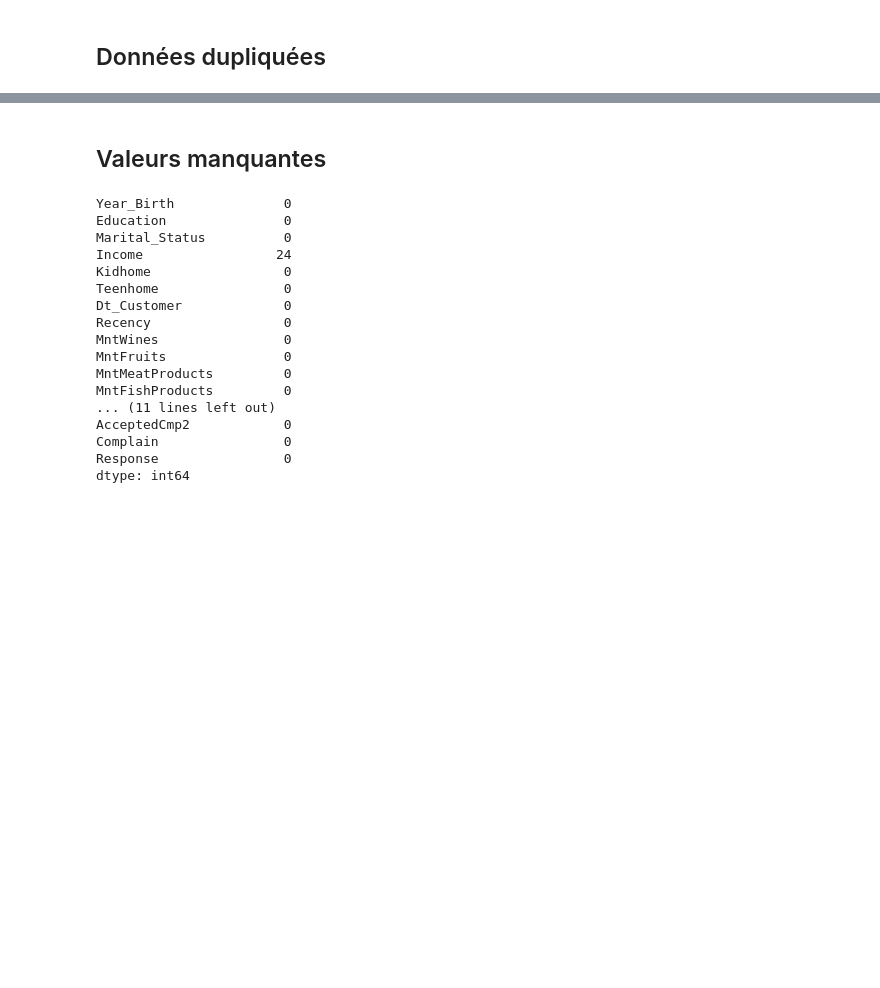
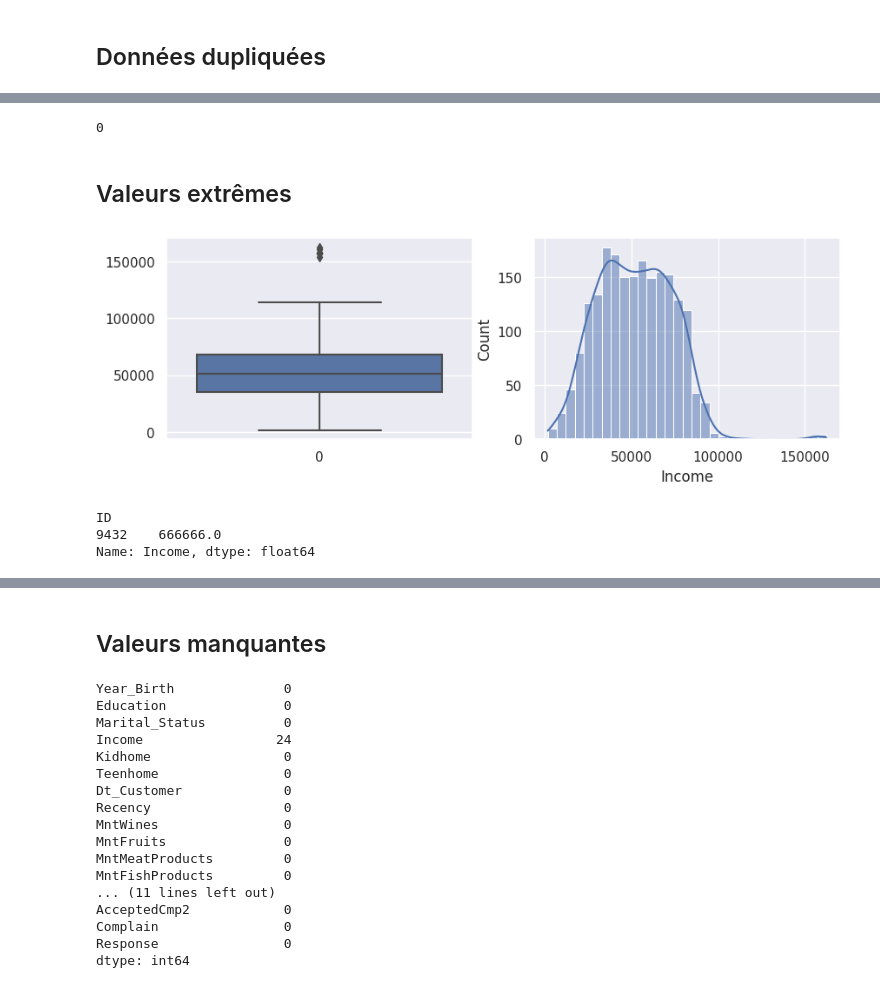
Before and after one commit to Ab2nour/customer-base-analysis, a Jupyter notebook: presentation.ipynb, the cells around one changed output, grey strips where cells are left out. Cells and saved outputs as stored; diff of their text form; code cells hidden in the pictures; blank space fills up the shorter version.

Commit message:
feat: divers ajouts & valeurs extrêmes Income

```diff
--- a/presentation.ipynb
+++ b/presentation.ipynb
@@ -188,0 +266,15 @@ df.drop(columns=["Z_CostContact", "Z_Revenue"], inplace=True)
+# %%
+df.drop_duplicates(inplace=True)
+# %%
+sum(df.duplicated())
+# %% [output]
+0
+# %% [markdown]
+## Valeurs extrêmes
+# %%
+_, ax = plt.subplots(1, 2, figsize=(10, 3))
+sns.boxplot(df["Income"], ax=ax[0])
+sns.histplot(df["Income"], kde=True, ax=ax[1])
+plt.show()
+# %% [output]
+[figure, added]
@@ -188,0 +283,6 @@ df.drop(columns=["Z_CostContact", "Z_Revenue"], inplace=True)
+# %%
+df["Income"][df["Income"] > 200_000]
+# %% [output]
+ID
+9432    666666.0
+Name: Income, dtype: float64
```
Also changed, not shown: parts of 30 cells of this notebook.
